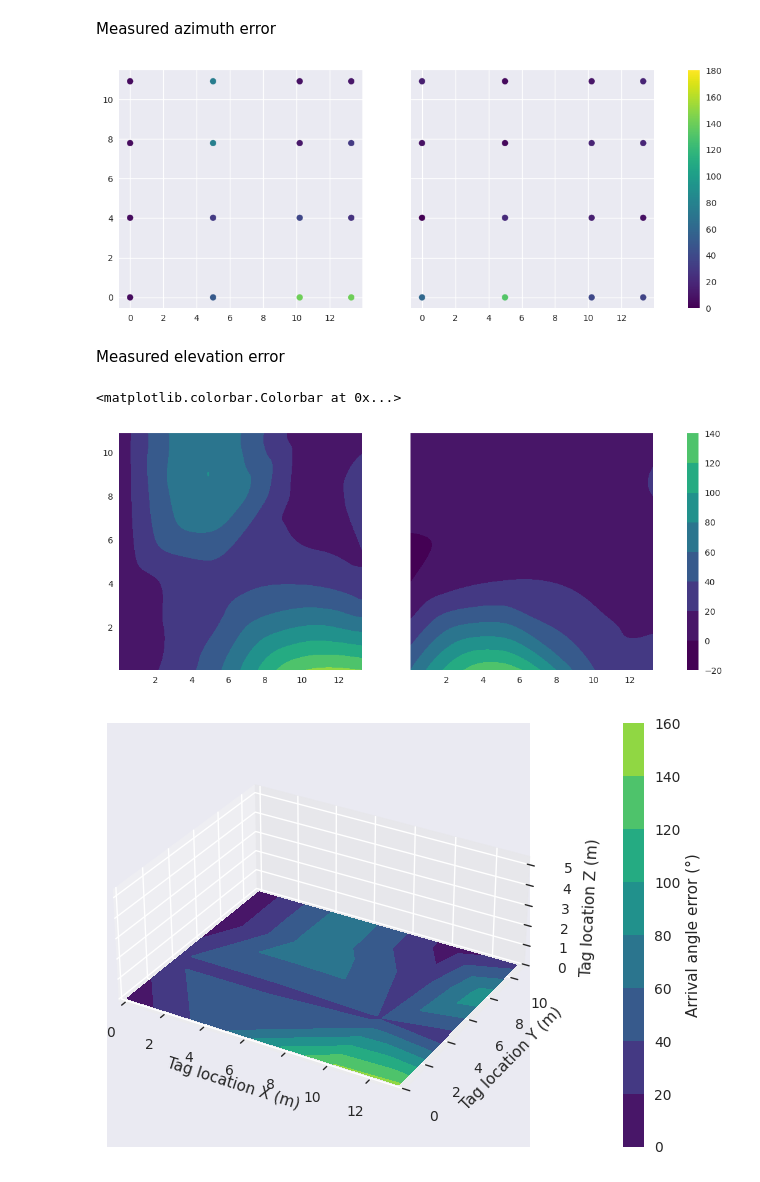
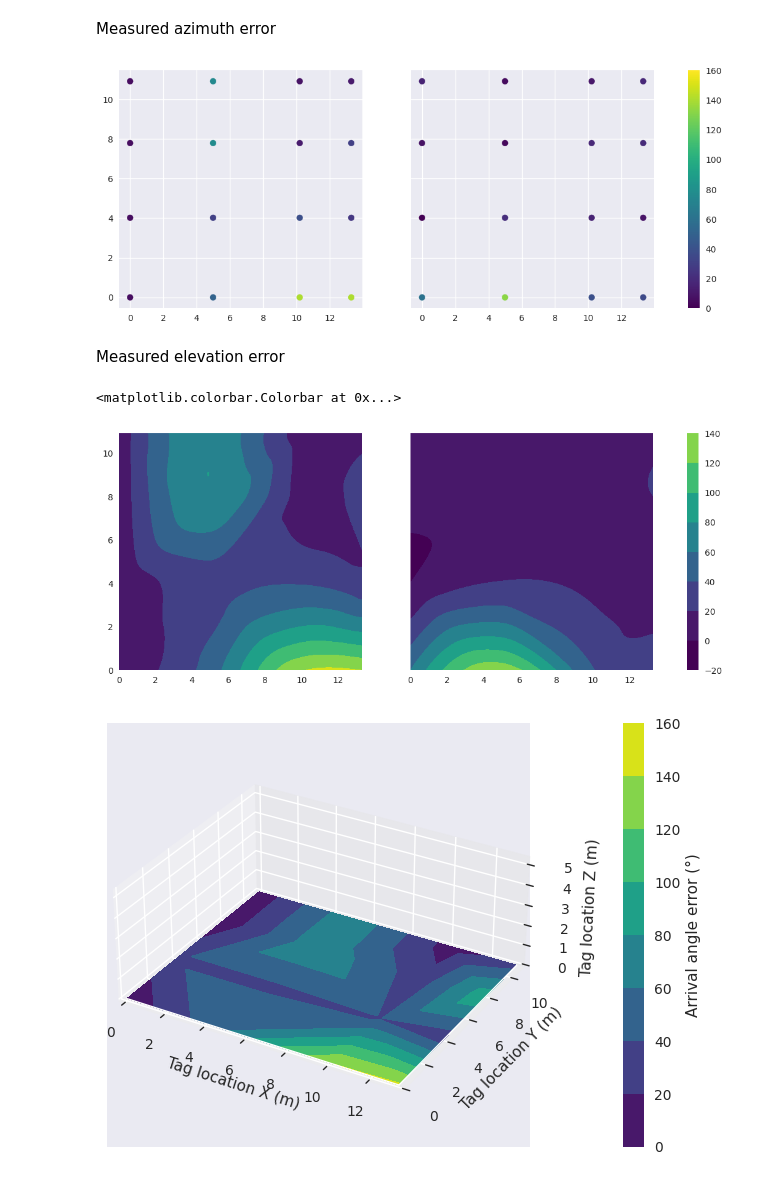
Before and after one commit to llamington/Bluetooth-Direction-Finding-Simulation, a Jupyter notebook: lab-testing.ipynb, the cells around one changed output. Cells and saved outputs as stored; diff of their text form; code cells hidden in the pictures.

```diff
--- a/lab-testing.ipynb
+++ b/lab-testing.ipynb
@@ -61,12 +66,12 @@ for i, dataset in enumerate([zeroed_target, elevated_target]):
         dataset["y"],
         c=dataset["azimuth_delta"],
         vmin=0,
-        vmax=180,
+        vmax=160,
         cmap="viridis"
     )
 fig.colorbar(img, ax=axs);
 # %% [output]
-[figure, old version]
+[figure, new version]
 # %% [markdown]
 Measured elevation error
 # %%
@@ -85,13 +90,12 @@ for i, dataset in enumerate([zeroed_target, elevated_target]):
         vmin=0,
         vmax=160,
         extent=(0, x_max, 0, y_max),
-        origin="lower",
         cmap="viridis",
     )
 fig.colorbar(img, ax=axs)
 # %% [output]
 <matplotlib.colorbar.Colorbar at 0x...>
-[figure, old version]
+[figure, new version]
 # %%
 points = lab_results[["x", "y", "z"]]
 
@@ -113,6 +117,7 @@ ax = fig.add_subplot(projection="3d")
 colorbar_added = False
 
 contourf_config = {"vmin": 0, "vmax": 160, "cmap": "viridis"}
+edges_config = {"color": "w", "linewidth": 1, "zorder": 1e3}
 
 
 def animate(idx_z):
@@ -126,6 +131,12 @@ def animate(idx_z):
     ax.set_ylabel("Tag location Y (m)")
     ax.set_zlabel("Tag location Z (m)")
     ax.set_box_aspect((x_max, y_max, z_max))
+
+    ax.plot([x_max, x_max], [0, y_max], z, **edges_config)
+    ax.plot([0, x_max], [0, 0], z, **edges_config)
+    ax.plot([x_max, x_max], [0, 0], [0, z], **edges_config)
+
+
     if z_idx > 1:
         ax.contourf(
             grid_x[0, :, : z_idx + 1],
@@ -134,35 +145,35 @@ def animate(idx_z):
             zdir="y",
             offset=0,
             **contourf_config,
         )
         ax.contourf(
             interpolated[:, -1, : z_idx + 1],
             grid_y[:, -1, : z_idx + 1],
             grid_z[:, -1, : z_idx + 1],
             zdir="x",
             offset=x_max,
-            **contourf_config
+            **contourf_config,
         )
 
     img = ax.contourf(
         grid_x[:, :, 0],
         grid_y[:, :, 0],
         interpolated[:, :, z_idx],
         zdir="z",
         offset=z,
-        extent=(0, x_max, 0, y_max),
-        **contourf_config
+        **contourf_config,
     )
     if not colorbar_added:
         colorbar_added = True
         cbar = plt.colorbar(img, ax=ax, pad=0.15)
         cbar.set_label("Arrival angle error (°)")
 
     return img.collections
 
 
+# print(zs)
 anim = FuncAnimation(fig, animate, enumerate(zs))
 
-anim.save("error_slice.gif", fps=30, dpi=300)
+anim.save("error_slice.gif", fps=20, dpi=300)
 # %% [output]
-[figure, old version]
+[figure, new version]
```
Also changed, not shown: parts of 1 cell of this notebook, 1 other file.
